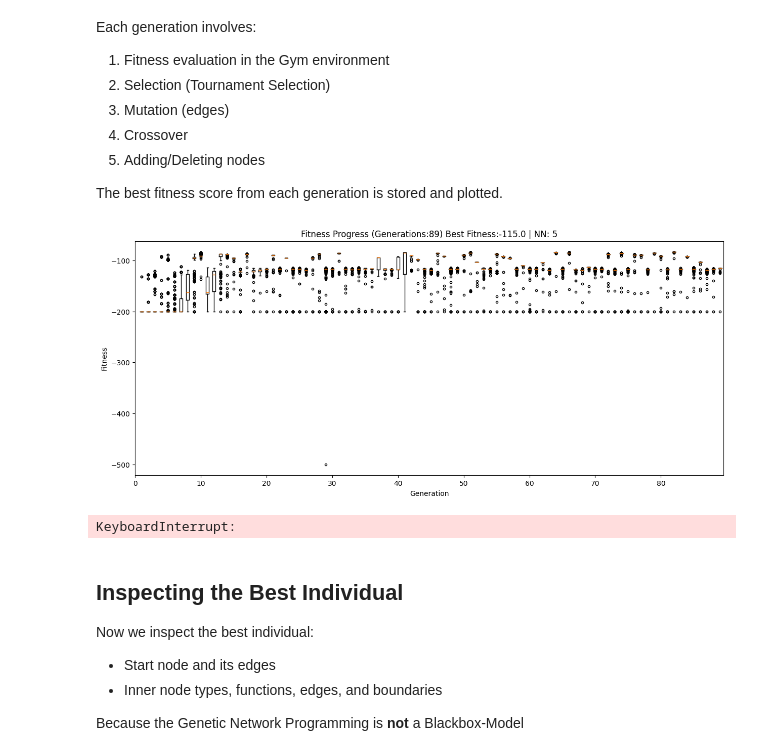
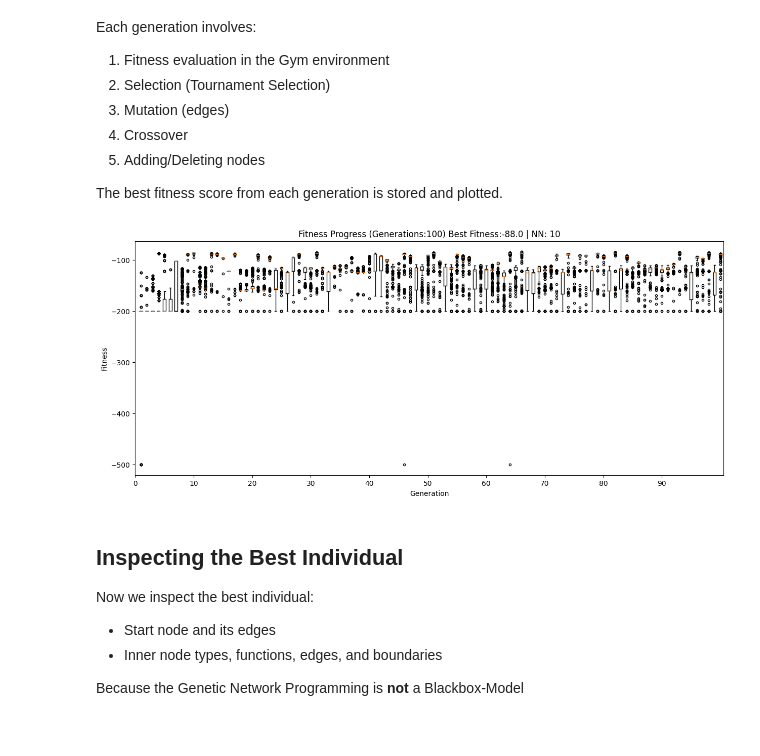
Before and after one commit to FabianKoehnke/fracnetics, a Jupyter notebook: examples/mountainCar.ipynb, the cells around one changed output. Saved outputs shown, nothing was run; the diff lists cells and outputs as text; code cells hidden in the pictures.

```diff
--- a/examples/mountainCar.ipynb
+++ b/examples/mountainCar.ipynb
@@ -51,7 +51,8 @@ pop = fn.Population(
     jnf=2,        # judgment node functions
     pn=3,         # processing nodes
     pnf=3,        # processing node functions
-    fractalJudgment=True
+    fractalJudgment=False,
+    nFeatureValues=[0,0]
 )
 # %% [markdown]
 Hints:
@@ -97,43 +98,43 @@ for _ in range(100):
 
     # Selection
     pop.tournamentSelection(
-        N=5, # tournament size
+        N=4, # tournament size
         E=1 # number of safed elite
         )
 
     # Add/Delete nodes
-    pop.callAddDelNodes(minFeatures, maxFeatures, 0.9)
+    pop.callAddDelNodes(minFeatures, maxFeatures, 0.5)
+
+    # Crossover (recombination)
+    pop.crossover(probability = 0.1, type="uniform")
 
     # Mutations
     pop.callEdgeMutation(
         probInnerNodes = 0.05, # probability of changing an edge of jn or pn
         probStartNode = 0.01 # probability of changing an edge of the start node
         )
 
-    pop.callBoundaryMutationFractal(0.05, minFeatures, maxFeatures)
+    #pop.callBoundaryMutationFractal(0.05, minFeatures, maxFeatures)
     pop.callBoundaryMutationUniform(0.05)
-    # Crossover (recombination)
-    pop.crossover(probability = 0.01)
 
     maxFitness = pop.bestFit
 
     g += 1
     #print(f"Generation: {g} | Batch {batch} | Maximal Fitness: {maxFitness} | nBest: {pop.individuals[pop.indicesElite[0]].nBest}")
     fitnessProgess.append([ind.fitness for ind in pop.individuals]) # append fitness of each individual for boxplot chart
     # Plot fitness progression
     plt.figure(figsize=(15, 6))
     plt.boxplot(fitnessProgess, whis=2, sym=".")
     #plt.scatter(fitnessProgess)
     plt.title(f"Fitness Progress (Generations:{g}) Best Fitness:{round(pop.individuals[pop.indicesElite[0]].fitness,2)} | NN: {len(pop.individuals[pop.indicesElite[0]].innerNodes)}")
     plt.xlabel("Generation")
     plt.ylabel("Fitness")
     ticks = range(0,len(fitnessProgess), 10)
     plt.xticks(ticks,labels = ticks)
     clear_output(wait=True)
     plt.show()
 # %% [output]
-[figure, old version]
+[figure, new version]
-KeyboardInterrupt:
 # %% [markdown]
 ## Inspecting the Best Individual
 
```
Also changed, not shown: parts of 4 cells of this notebook.
